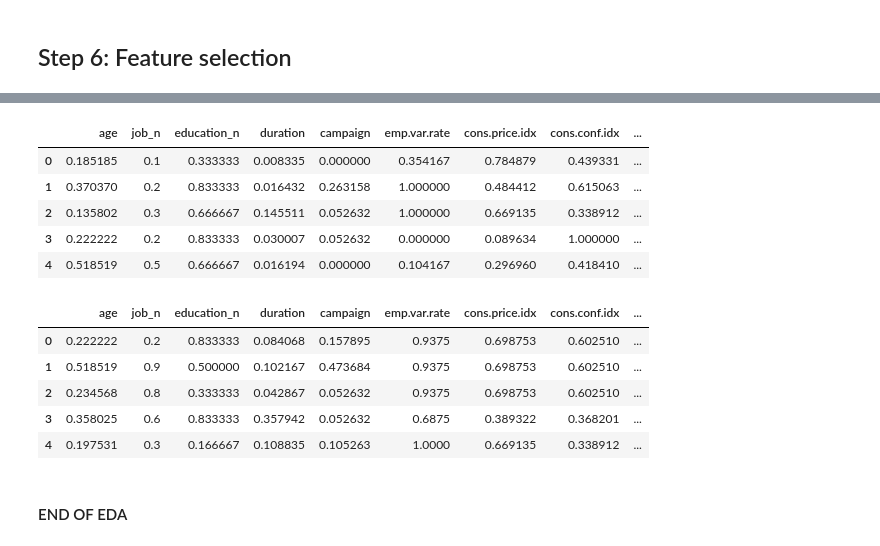
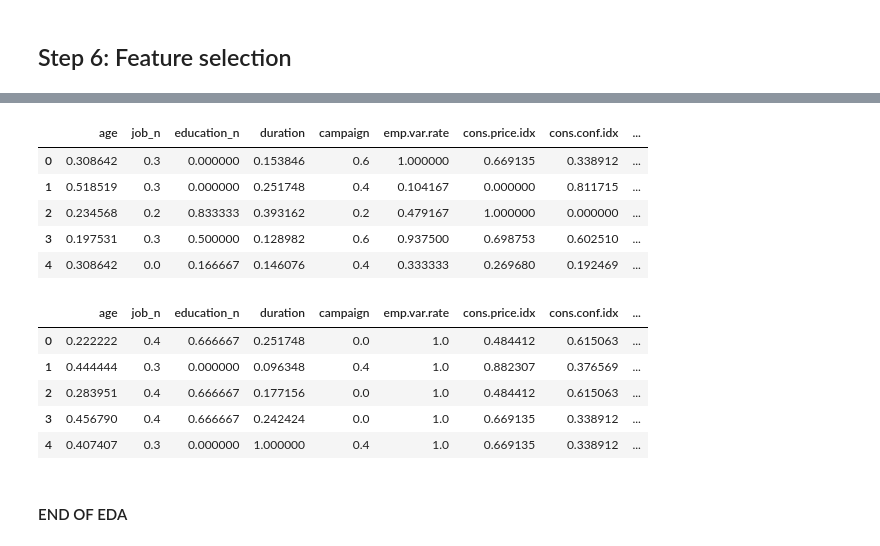
Before and after one commit to LAFG16/machine-learning-logistic-regression, a Jupyter notebook: src/EDA_explore.ipynb, the cells around one changed output, grey strips where cells are left out. Drawn from its saved outputs; the diff is of its cells as text; code cells hidden in the pictures.

```diff
--- a/src/EDA_explore.ipynb
+++ b/src/EDA_explore.ipynb
@@ -458 +483,3 @@ The upper and lower limits for finding outliers are 6.0 and -2.0, with an interq
+# %%
+total_data.loc[total_data["duration"] > round(upper_limit_duration, 2), "duration"] = round(upper_limit_duration, 2)
 # %%
@@ -462,3 +488,0 @@ total_data[total_data["campaign"] > 20].shape
-# %%
-total_data.drop(total_data[total_data["campaign"] > 20].index, inplace = True)
-total_data
@@ -568,7 +590,7 @@ num_variables = ['age', 'job_n', 'marital_n', 'education_n', 'default_n', 'housi
        'cons.conf.idx', 'euribor3m']
 
 # We divide the dataset into training and test samples.
-X = total_data.drop("y_n", axis = 1)[num_variables]
+X = total_data[num_variables]
 y = total_data["y_n"]
 
 X_train, X_test, y_train, y_test = train_test_split(X, y, test_size = 0.2, random_state = 24, stratify= y)
@@ -608,2 +641,18 @@ X_train_scal.head()
 # %% [markdown]
 ## Step 6: Feature selection
+# %%
+from sklearn.feature_selection import f_classif, SelectKBest
+
+# With a value of k = 5 we implicitly mean that we want to remove 2 features from the dataset
+selection_model = SelectKBest(f_classif, k= (int(len(X_train.columns)*0.70)))
+selection_model.fit(X_train, y_train)
+ix = selection_model.get_support()
+X_train_sel = pd.DataFrame(selection_model.transform(X_train), columns = X_train.columns.values[ix])
+X_test_sel = pd.DataFrame(selection_model.transform(X_test), columns = X_test.columns.values[ix])
+
+X_train_sel["y"] = list(y_train)
+X_test_sel["y"] = list(y_test)
+
+dump(selection_model, open("/workspaces/machine-learning-logistic-regression/models/selection_model_75.pk", "wb"))
+
+X_train_sel.head()
@@ -610,31 +669,31 @@ X_train_scal.head()
 # %%
 from sklearn.feature_selection import f_classif, SelectKBest
 
 # With a value of k = 5 we implicitly mean that we want to remove 2 features from the dataset
-selection_model = SelectKBest(f_classif, k = 9)
+selection_model = SelectKBest(f_classif, k= (int(len(X_train.columns)*0.70)))
 selection_model.fit(X_train_scal, y_train)
 ix = selection_model.get_support()
-X_train_sel = pd.DataFrame(selection_model.transform(X_train_scal), columns = X_train_scal.columns.values[ix])
-X_test_sel = pd.DataFrame(selection_model.transform(X_test_scal), columns = X_test_scal.columns.values[ix])
+X_train_sel_scal = pd.DataFrame(selection_model.transform(X_train_scal), columns = X_train_scal.columns.values[ix])
+X_test_sel_scal = pd.DataFrame(selection_model.transform(X_test_scal), columns = X_test_scal.columns.values[ix])
 
-X_train_sel["y"] = list(y_train)
-X_test_sel["y"] = list(y_test)
+X_train_sel_scal["y"] = list(y_train)
+X_test_sel_scal["y"] = list(y_test)
 
-X_train_sel.head()
+X_train_sel_scal.head()
 # %% [output]
 |  | age | job_n | education_n | duration | campaign | emp.var.rate | cons.price.idx | cons.conf.idx | ... |
-| 0 | 0.185185 | 0.1 | 0.333333 | 0.008335 | 0.000000 | 0.354167 | 0.784879 | 0.439331 | ... |
-| 1 | 0.370370 | 0.2 | 0.833333 | 0.016432 | 0.263158 | 1.000000 | 0.484412 | 0.615063 | ... |
-| 2 | 0.135802 | 0.3 | 0.666667 | 0.145511 | 0.052632 | 1.000000 | 0.669135 | 0.338912 | ... |
-| 3 | 0.222222 | 0.2 | 0.833333 | 0.030007 | 0.052632 | 0.000000 | 0.089634 | 1.000000 | ... |
-| 4 | 0.518519 | 0.5 | 0.666667 | 0.016194 | 0.000000 | 0.104167 | 0.296960 | 0.418410 | ... |
+| 0 | 0.308642 | 0.3 | 0.000000 | 0.153846 | 0.6 | 1.000000 | 0.669135 | 0.338912 | ... |
+| 1 | 0.518519 | 0.3 | 0.000000 | 0.251748 | 0.4 | 0.104167 | 0.000000 | 0.811715 | ... |
+| 2 | 0.234568 | 0.2 | 0.833333 | 0.393162 | 0.2 | 0.479167 | 1.000000 | 0.000000 | ... |
+| 3 | 0.197531 | 0.3 | 0.500000 | 0.128982 | 0.6 | 0.937500 | 0.698753 | 0.602510 | ... |
+| 4 | 0.308642 | 0.0 | 0.166667 | 0.146076 | 0.4 | 0.333333 | 0.269680 | 0.192469 | ... |
 # %%
-X_test_sel.head()
+X_test_sel_scal.head()
 # %% [output]
 |  | age | job_n | education_n | duration | campaign | emp.var.rate | cons.price.idx | cons.conf.idx | ... |
-| 0 | 0.222222 | 0.2 | 0.833333 | 0.084068 | 0.157895 | 0.9375 | 0.698753 | 0.602510 | ... |
-| 1 | 0.518519 | 0.9 | 0.500000 | 0.102167 | 0.473684 | 0.9375 | 0.698753 | 0.602510 | ... |
-| 2 | 0.234568 | 0.8 | 0.333333 | 0.042867 | 0.052632 | 0.9375 | 0.698753 | 0.602510 | ... |
-| 3 | 0.358025 | 0.6 | 0.833333 | 0.357942 | 0.052632 | 0.6875 | 0.389322 | 0.368201 | ... |
-| 4 | 0.197531 | 0.3 | 0.166667 | 0.108835 | 0.105263 | 1.0000 | 0.669135 | 0.338912 | ... |
+| 0 | 0.222222 | 0.4 | 0.666667 | 0.251748 | 0.0 | 1.0 | 0.484412 | 0.615063 | ... |
+| 1 | 0.444444 | 0.3 | 0.000000 | 0.096348 | 0.4 | 1.0 | 0.882307 | 0.376569 | ... |
+| 2 | 0.283951 | 0.4 | 0.666667 | 0.177156 | 0.0 | 1.0 | 0.484412 | 0.615063 | ... |
+| 3 | 0.456790 | 0.4 | 0.666667 | 0.242424 | 0.0 | 1.0 | 0.669135 | 0.338912 | ... |
+| 4 | 0.407407 | 0.3 | 0.000000 | 1.000000 | 0.4 | 1.0 | 0.669135 | 0.338912 | ... |
 # %%
```
Also changed, not shown: parts of 16 cells of this notebook, 19 other files.
